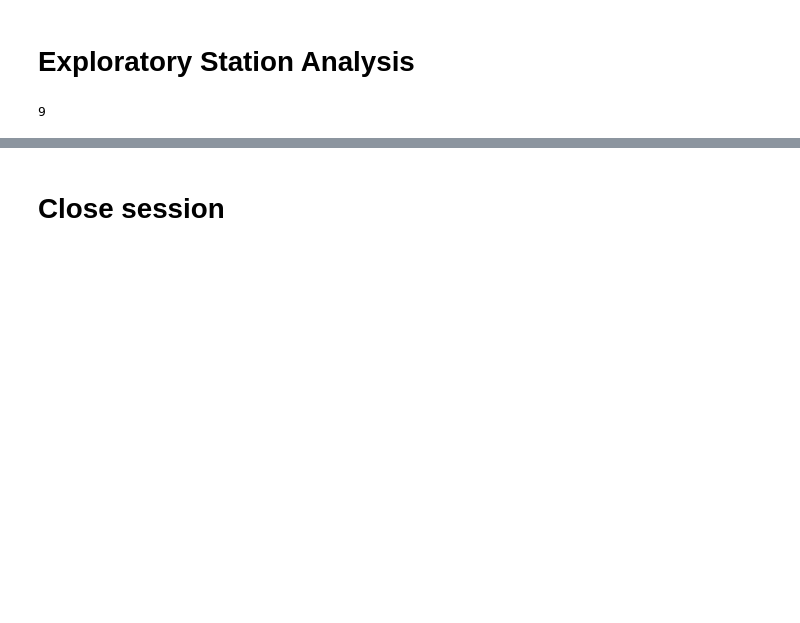
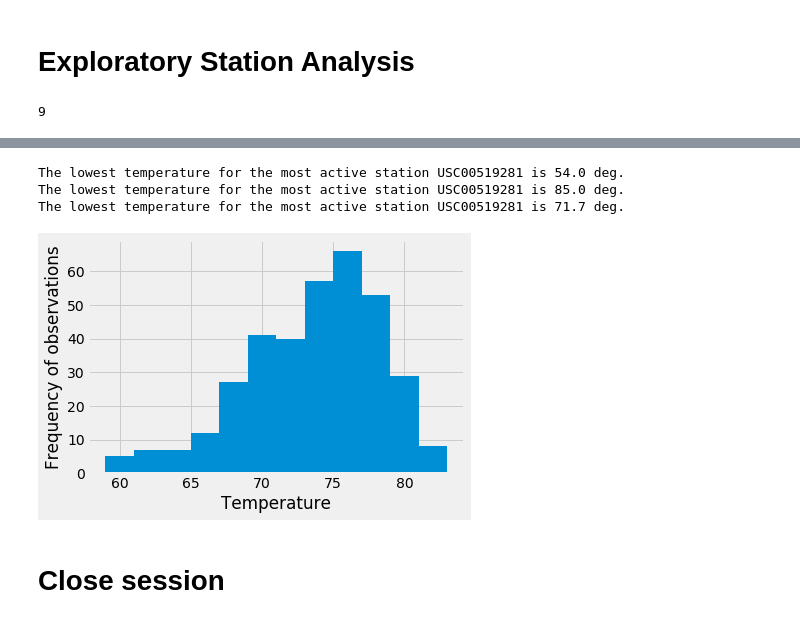
Before and after one commit to dsilva-v/sqlalchemy-challenge, a Jupyter notebook: climate_starter.ipynb, the cells around one changed output, grey strips where cells are left out. Saved outputs shown, nothing was run; the diff lists cells and outputs as text; code cells hidden in the pictures; blank space fills up the shorter version.

```diff
--- a/climate_starter.ipynb
+++ b/climate_starter.ipynb
@@ -126,3 +126,7 @@ session.query(Station.station).count()
 # %%
 # Design a query to find the most active stations (i.e. what stations have the most rows?)
 # List the stations and the counts in descending order.
+most_active_stations = session.query(Measurement.station, func.count(Measurement.station)).group_by(Measurement.station).order_by(func.count(Measurement.station).desc())
+display(most_active_stations.all())
+most_active_station = (most_active_stations.all())[0][0]
+most_active_station
@@ -131,6 +144,28 @@ session.query(Station.station).count()
+# %%
+# Using the most active station id from the previous query, calculate the lowest, highest, and average temperature.
+lowest_temp = session.query(func.min(Measurement.tobs)).filter(Measurement.station == most_active_station).first()[0]
+print(f'The lowest temperature for the most active station {most_active_station} is {lowest_temp} deg.')
+highest_temp = session.query(func.max(Measurement.tobs)).filter(Measurement.station == most_active_station).first()[0]
+print(f'The lowest temperature for the most active station {most_active_station} is {highest_temp} deg.')
+average_temp = session.query(func.avg(Measurement.tobs)).filter(Measurement.station == most_active_station).first()[0]
+print(f'The lowest temperature for the most active station {most_active_station} is {round(average_temp,1)} deg.')
+# %% [output]
+The lowest temperature for the most active station USC00519281 is 54.0 deg.
+The lowest temperature for the most active station USC00519281 is 85.0 deg.
+The lowest temperature for the most active station USC00519281 is 71.7 deg.
 # %%
 # Using the most active station id
-# Query the last 12 months of temperature observation data for this station and plot the results as a histogram
+# Query the last 12 months of temperature observation data for this station
+yearly_temp_data = session.query(Measurement.tobs).filter(Measurement.station == most_active_station).filter(Measurement.date >= '2016-08-23').all()
+
+# # and plot the results as a histogram
+yearly_temp_data = [item for temp_data in yearly_temp_data for item in temp_data]
+plt.hist(yearly_temp_data,bins = 12)
+plt.xlabel('Temperature')
+plt.ylabel('Frequency of observations')
+plt.show()
+# %% [output]
+[figure, added]
 # %% [markdown]
 # Close session
 # %%
```
Also changed, not shown: parts of 2 cells of this notebook.
